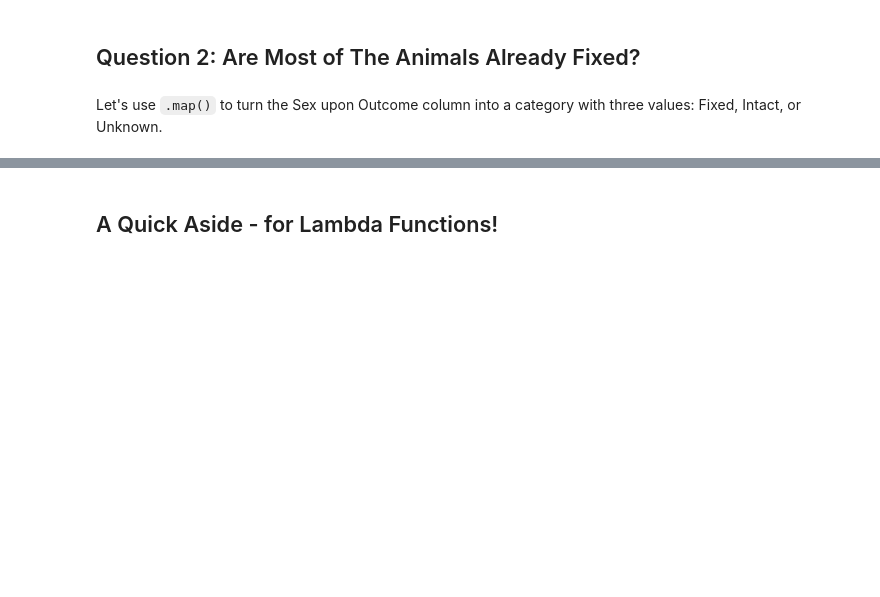
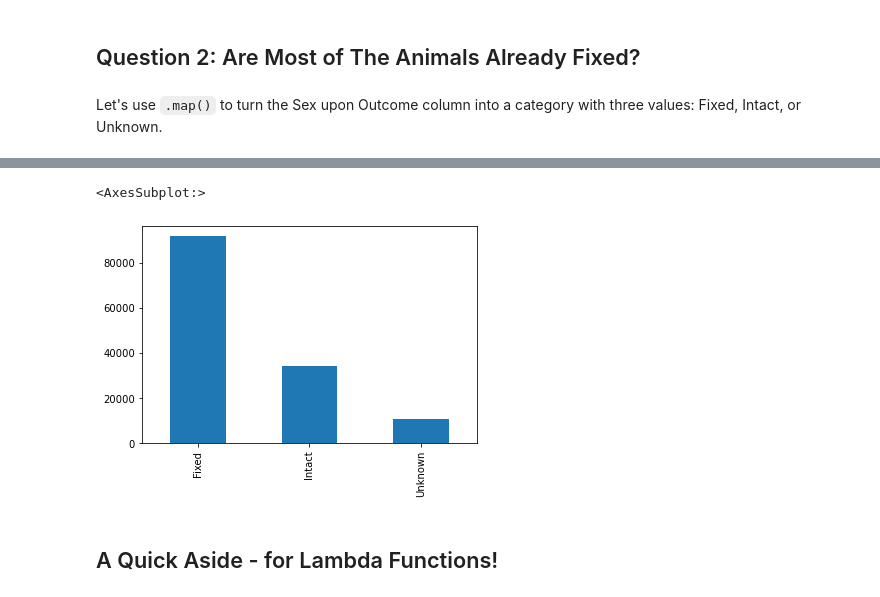
Before and after one commit to jonniebrown/NTL01-DTSC-LIVE-040323, a Jupyter notebook: 1phase/10-pandas-data-cleaning.ipynb, the cells around one changed output, grey strips where cells are left out. Drawn from its saved outputs; the diff is of its cells as text; code cells hidden in the pictures; blank space fills up the shorter version.

```diff
--- a/1phase/10-pandas-data-cleaning.ipynb
+++ b/1phase/10-pandas-data-cleaning.ipynb
@@ -145,3 +320,5 @@ age_vals = {
 # %%
 # Of course, we could also try...
 # Use .dt.normalize on the DateTime column to access the date!
+
+df_clean['Calculated Age in Days'] = df_clean['DateTime'].dt.normalize() - df_clean['Date of Birth']
@@ -167,3 +385,4 @@ def fixed_mapper(status):
         return 'Unknown'
 # %%
 # Now let's use it!
+df_clean['Group Sex upon Outcome'] = df_clean['Sex upon Outcome'].map(fixed_mapper)
@@ -174,3 +420,9 @@ def fixed_mapper(status):
+# %%
+# Visualize it!
+df_clean['Group Sex upon Outcome'].value_counts().plot(kind='bar')
+# %% [output]
+<AxesSubplot:>
+[figure, added]
 # %% [markdown]
 ## A Quick Aside - for Lambda Functions!
 # %% [markdown]
```
Also changed, not shown: parts of 42 cells of this notebook, 5 other files.
